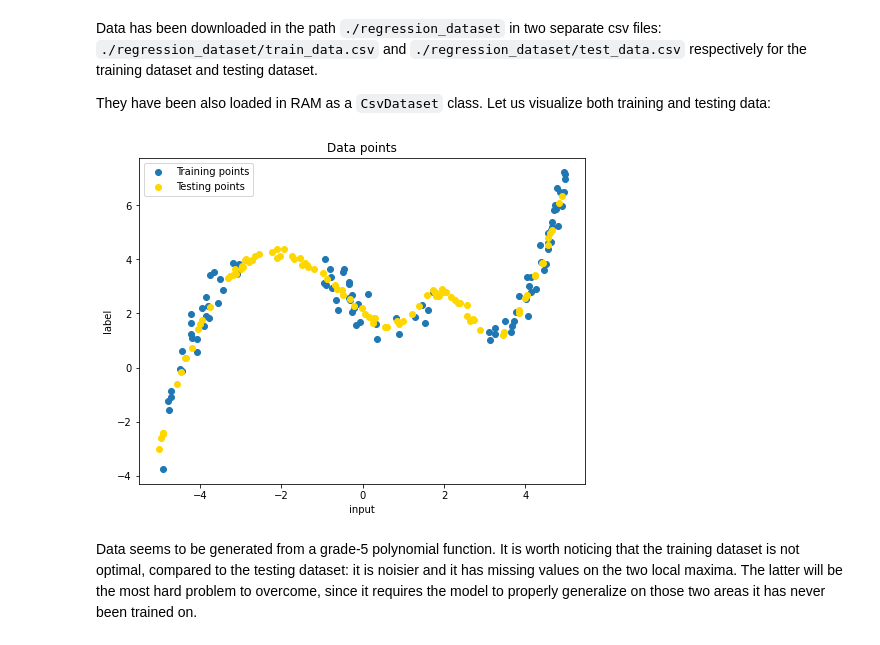
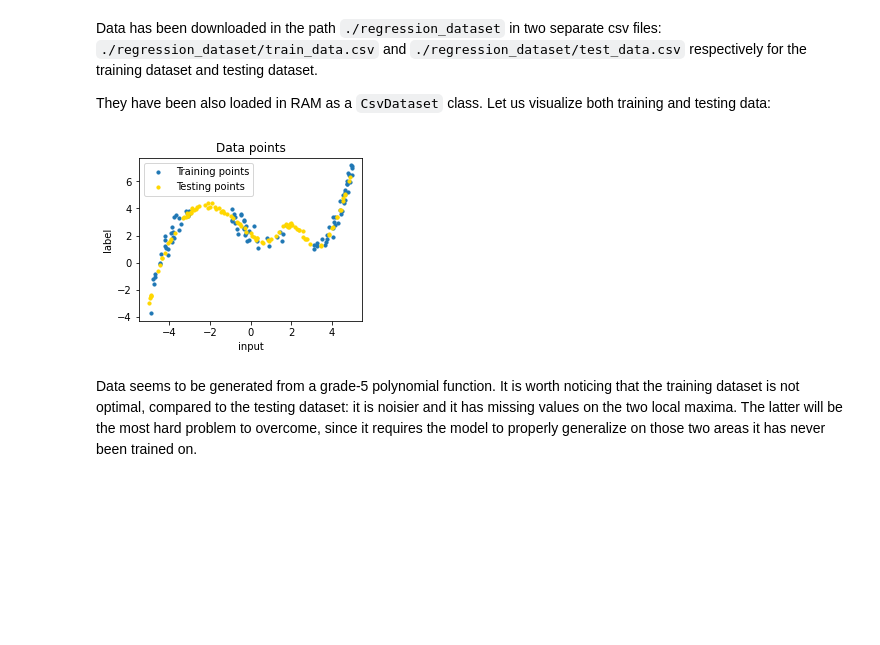
Before and after one commit to SaverioMonaco/NN-DeepLearning-Projects, a Jupyter notebook: 1. Supervised Deep Learning/Monaco-HW1-Regression.ipynb, the cells around one changed output. Saved outputs shown, nothing was run; the diff lists cells and outputs as text; code cells hidden in the pictures; blank space fills up the shorter version.

````diff
--- a/1. Supervised Deep Learning/Monaco-HW1-Regression.ipynb
+++ b/1. Supervised Deep Learning/Monaco-HW1-Regression.ipynb
@@ -125,19 +116,19 @@ Data has been downloaded in the path `./regression_dataset` in two separate csv
 
 They have been also loaded in RAM as a ```CsvDataset``` class. Let us visualize both training and testing data:
 # %%
-fig = plt.figure(figsize=(8,6))
+fig = plt.figure(figsize=(4,3))
 
 # Plotting training and test points
-plt.scatter(train_dataset.data[:,0], train_dataset.data[:,1], label='Training points')
-plt.scatter(test_dataset.data[:,0], test_dataset.data[:,1], label='Testing points', color='gold')
+plt.scatter(train_dataset.data[:,0], train_dataset.data[:,1], label='Training points', s=10)
+plt.scatter(test_dataset.data[:,0], test_dataset.data[:,1], label='Testing points', color='gold', s=10)
 
 plt.title('Data points')
 plt.xlabel('input')
 plt.ylabel('label')
 plt.legend()
 plt.savefig('./imgs/regression/fulldataset.svg', format='svg')
 # %% [output]
-[figure, old version]
+[figure, new version]
 # %% [markdown]
 Data seems to be generated from a grade-5 polynomial function. It is worth noticing that the training dataset is not optimal, compared to the testing dataset: it is noisier and it has missing values on the two local maxima. The latter will be the most hard problem to overcome, since it requires the model to properly generalize on those two areas it has never been trained on.
 # %% [markdown]
````
Also changed, not shown: parts of 12 cells of this notebook, 12 other files.
